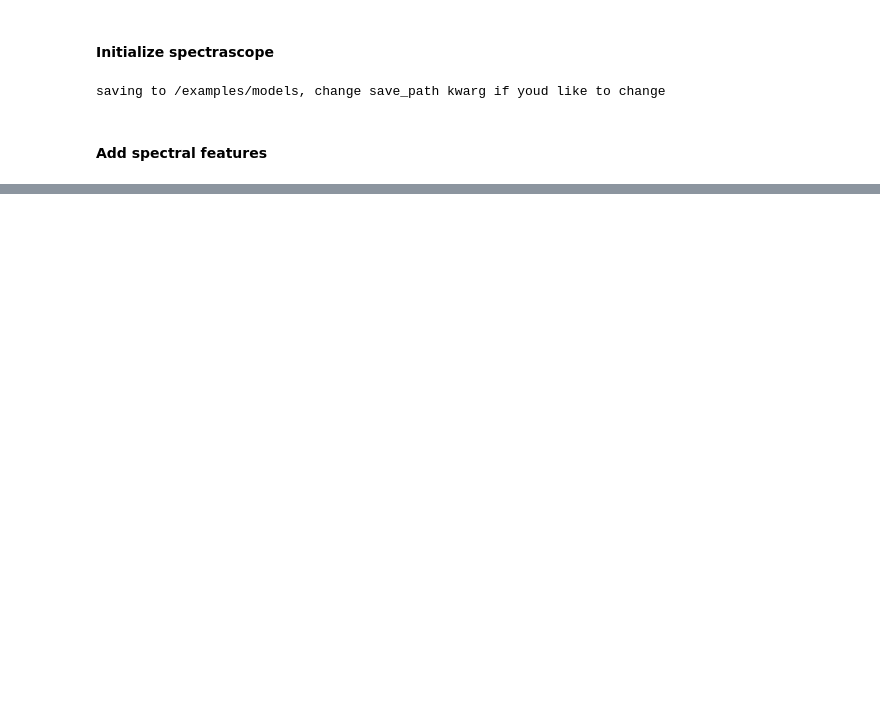
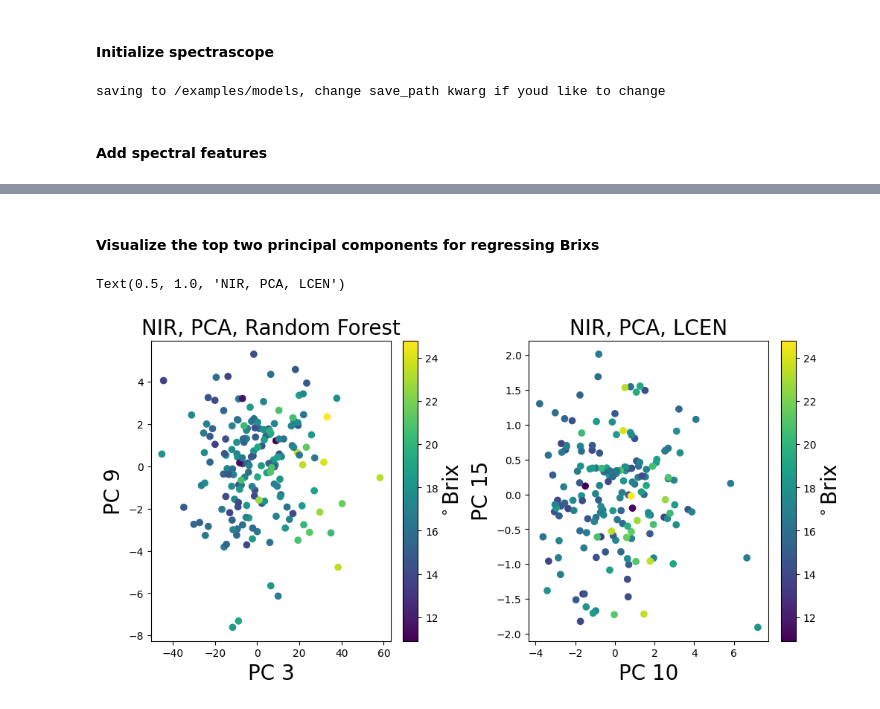
Before and after one commit to TRI-AMDD/spectrascope, a Jupyter notebook: examples/grapes.ipynb, the cells around one changed output, grey strips where cells are left out. Drawn from its saved outputs; the diff is of its cells as text; code cells hidden in the pictures; blank space fills up the shorter version.

```diff
--- a/examples/grapes.ipynb
+++ b/examples/grapes.ipynb
@@ -614,0 +264,26 @@ fig.update_coloraxes(colorscale='Viridis')
+# %% [markdown]
+#### Visualize the top two principal components for regressing Brixs
+# %%
+f, (ax1, ax2) = plt.subplots(1,2,figsize=(10,5), constrained_layout=True)
+top_pca_rf = ss_f.nir_pca_br_RandomForestRegressor['selected_features'][:2]
+top_pca = ss_f.nir_pca_br_LCEN['selected_features'][:2]
+
+scatter1 = ax1.scatter(ss_f.nir_pca[:,top_pca_rf[0]], ss_f.nir_pca[:,top_pca_rf[1]], c=ss_f.br, cmap='viridis')
+scatter2 = ax2.scatter(ss_f.nir_pca[:,top_pca[0]], ss_f.nir_pca[:,top_pca[1]], c=ss_f.br, cmap='viridis')
+
+cb1 = plt.colorbar(scatter1)
+cb2 = plt.colorbar(scatter2)
+
+cb1.set_label(r'$^\circ$Brix', fontsize=20)
+cb2.set_label(r'$^\circ$Brix', fontsize=20)
+
+ax1.set_xlabel(f'PC {top_pca_rf[0]+1}', fontsize=20)
+ax1.set_ylabel(f'PC {top_pca_rf[1]+1}', fontsize=20)
+ax2.set_xlabel(f'PC {top_pca[0]+1}', fontsize=20)
+ax2.set_ylabel(f'PC {top_pca[1]+1}', fontsize=20)
+
+ax1.set_title('NIR, PCA, Random Forest', fontsize=20)
+ax2.set_title('NIR, PCA, LCEN', fontsize=20)
+# %% [output]
+Text(0.5, 1.0, 'NIR, PCA, LCEN')
+[figure, added]
```
Also changed, not shown: parts of 56 cells of this notebook.
